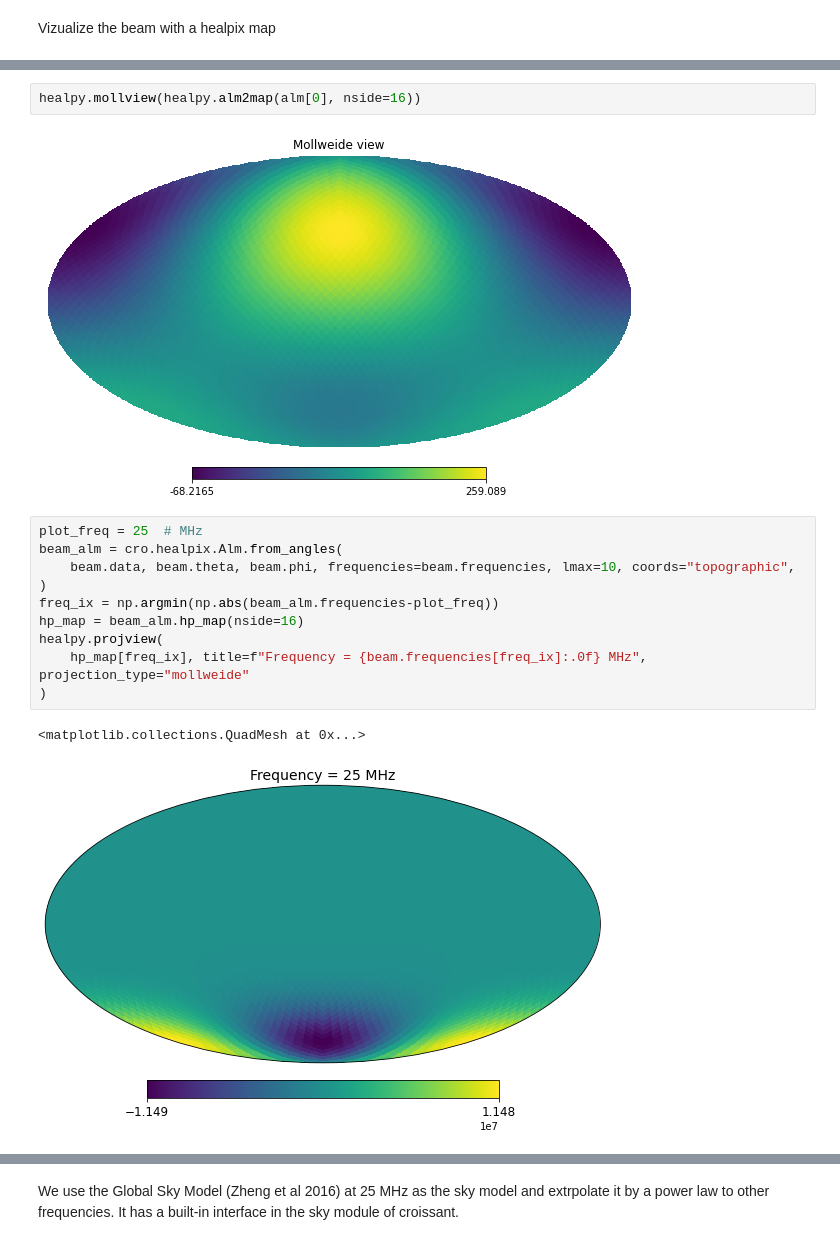
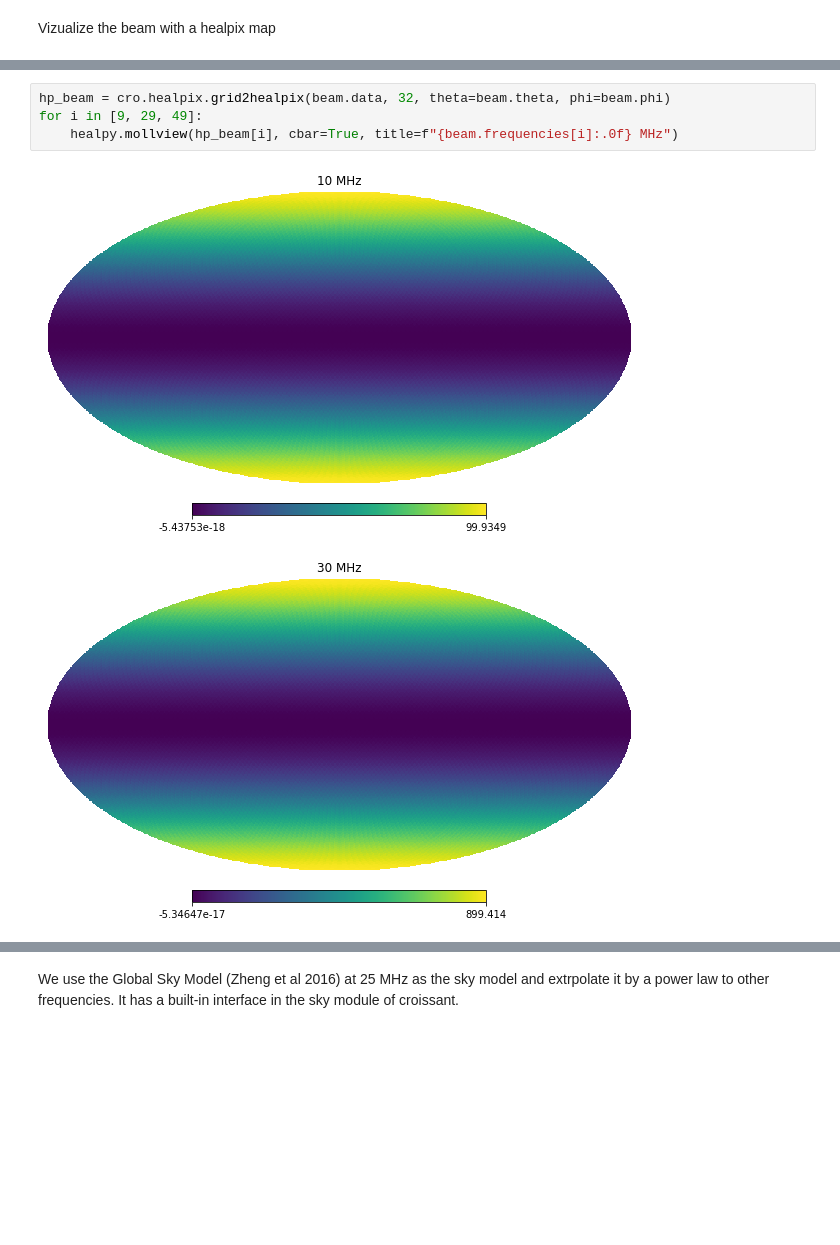
Before and after one commit to christianhbye/croissant, a Jupyter notebook: notebooks/example_sim.ipynb, the cells around one changed output, grey strips where cells are left out. Drawn from its saved outputs; the diff is of its cells as text; blank space fills up the shorter version.

```diff
--- a/notebooks/example_sim-Copy1.ipynb
+++ b/notebooks/example_sim.ipynb
@@ -77,17 +39,7 @@ plt.show()
-# %%
-healpy.mollview(healpy.alm2map(alm[0], nside=16))
-# %% [output]
-[figure, removed]
-# %%
-plot_freq = 25  # MHz
-beam_alm = cro.healpix.Alm.from_angles(
-    beam.data, beam.theta, beam.phi, frequencies=beam.frequencies, lmax=10, coords="topographic",
-)
-freq_ix = np.argmin(np.abs(beam_alm.frequencies-plot_freq))
-hp_map = beam_alm.hp_map(nside=16)
-healpy.projview(
-    hp_map[freq_ix], title=f"Frequency = {beam.frequencies[freq_ix]:.0f} MHz", projection_type="mollweide"
-)
-# %% [output]
-<matplotlib.collections.QuadMesh at 0x...>
-[figure, removed]
+# %%
+hp_beam = cro.healpix.grid2healpix(beam.data, 32, theta=beam.theta, phi=beam.phi)
+for i in [9, 29, 49]:
+    healpy.mollview(hp_beam[i], cbar=True, title=f"{beam.frequencies[i]:.0f} MHz")
+# %% [output]
+[figure, added]
+[figure, added]
```
Also changed, not shown: parts of 28 cells of this notebook, 2 other files.
